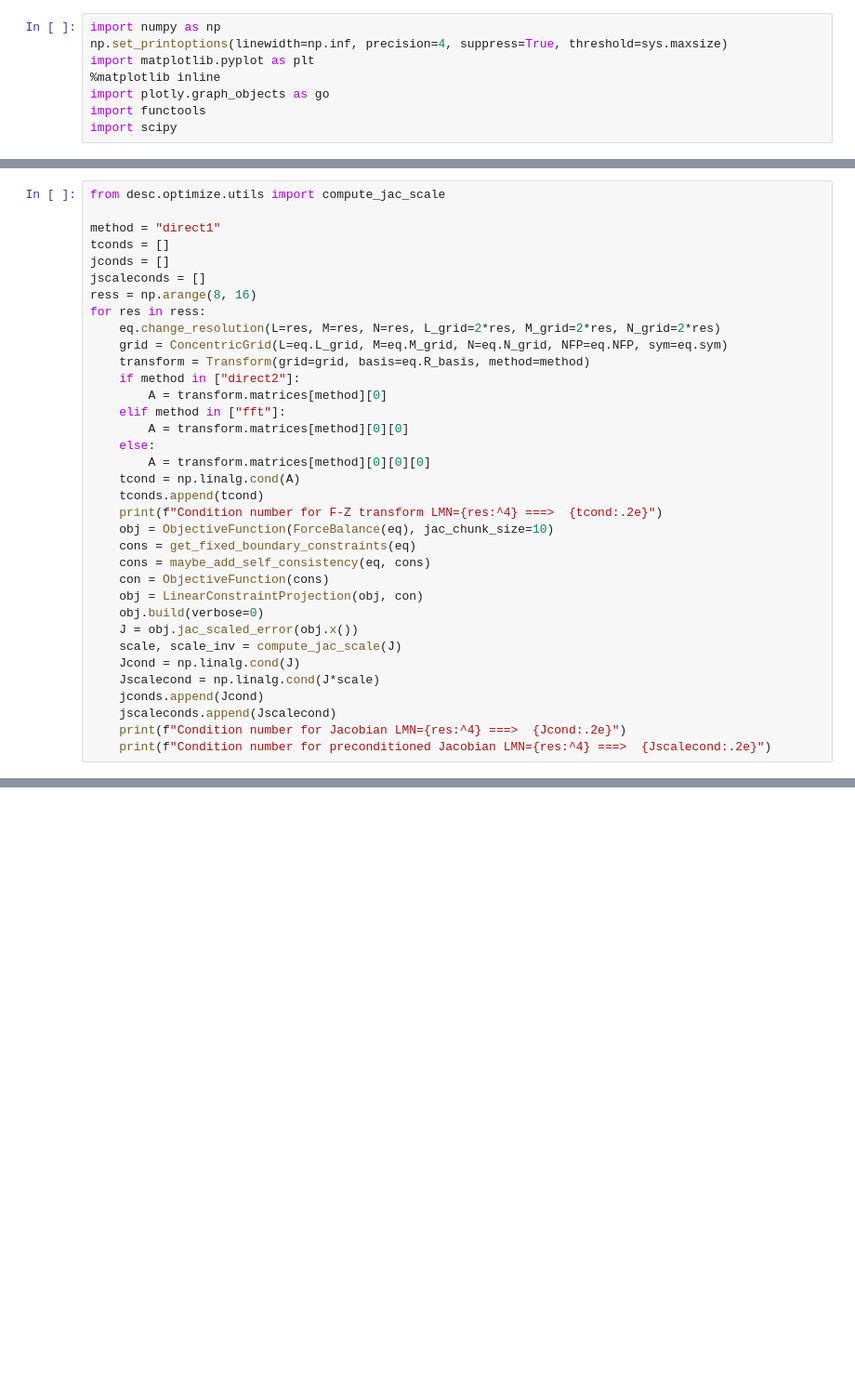
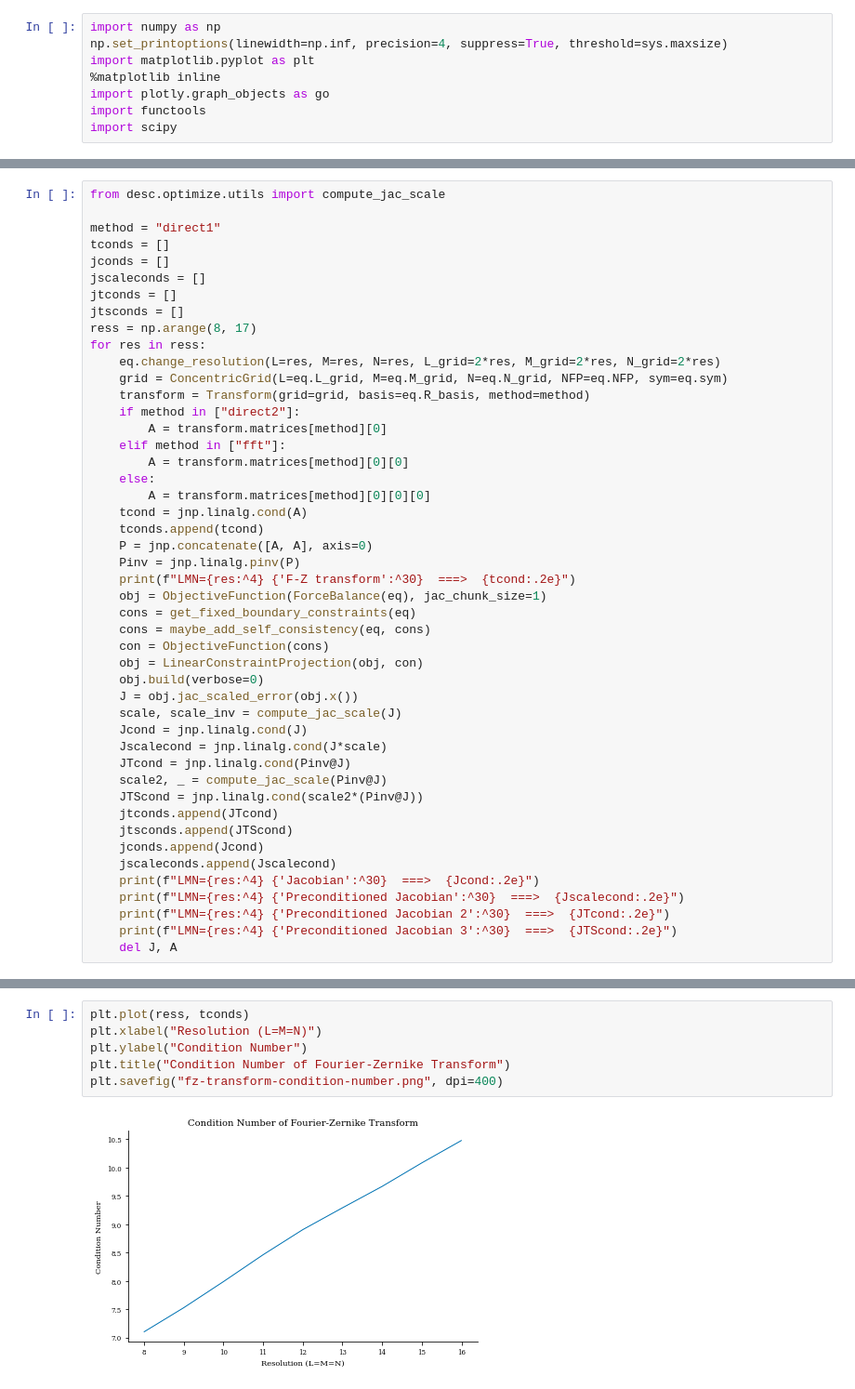
Before and after one commit to YigitElma/DEBUG-DESC, a Jupyter notebook: AnalyzeCondition/transforms.ipynb, the cells around one changed output, grey strips where cells are left out. Shown at 93% size. Drawn from its saved outputs; the diff is of its cells as text; blank space fills up the shorter version.

```diff
--- a/AnalyzeCondition/transforms.ipynb
+++ b/AnalyzeCondition/transforms.ipynb
@@ -56,7 +71,9 @@ method = "direct1"
 tconds = []
 jconds = []
 jscaleconds = []
-ress = np.arange(8, 16)
+jtconds = []
+jtsconds = []
+ress = np.arange(8, 17)
 for res in ress:
     eq.change_resolution(L=res, M=res, N=res, L_grid=2*res, M_grid=2*res, N_grid=2*res)
     grid = ConcentricGrid(L=eq.L_grid, M=eq.M_grid, N=eq.N_grid, NFP=eq.NFP, sym=eq.sym)
@@ -67,10 +84,12 @@ for res in ress:
         A = transform.matrices[method][0][0]
     else:
         A = transform.matrices[method][0][0][0]
-    tcond = np.linalg.cond(A)
+    tcond = jnp.linalg.cond(A)
     tconds.append(tcond)
-    print(f"Condition number for F-Z transform LMN={res:^4} ===>  {tcond:.2e}")
-    obj = ObjectiveFunction(ForceBalance(eq), jac_chunk_size=10)
+    P = jnp.concatenate([A, A], axis=0)
+    Pinv = jnp.linalg.pinv(P)
+    print(f"LMN={res:^4} {'F-Z transform':^30}  ===>  {tcond:.2e}")
+    obj = ObjectiveFunction(ForceBalance(eq), jac_chunk_size=1)
     cons = get_fixed_boundary_constraints(eq)
     cons = maybe_add_self_consistency(eq, cons)
     con = ObjectiveFunction(cons)
@@ -78,9 +97,17 @@ for res in ress:
     obj.build(verbose=0)
     J = obj.jac_scaled_error(obj.x())
     scale, scale_inv = compute_jac_scale(J)
-    Jcond = np.linalg.cond(J)
-    Jscalecond = np.linalg.cond(J*scale)
+    Jcond = jnp.linalg.cond(J)
+    Jscalecond = jnp.linalg.cond(J*scale)
+    JTcond = jnp.linalg.cond(Pinv@J)
+    scale2, _ = compute_jac_scale(Pinv@J)
+    JTScond = jnp.linalg.cond(scale2*(Pinv@J))
+    jtconds.append(JTcond)
+    jtsconds.append(JTScond)
     jconds.append(Jcond)
     jscaleconds.append(Jscalecond)
-    print(f"Condition number for Jacobian LMN={res:^4} ===>  {Jcond:.2e}")
-    print(f"Condition number for preconditioned Jacobian LMN={res:^4} ===>  {Jscalecond:.2e}")
+    print(f"LMN={res:^4} {'Jacobian':^30}  ===>  {Jcond:.2e}")
+    print(f"LMN={res:^4} {'Preconditioned Jacobian':^30}  ===>  {Jscalecond:.2e}")
+    print(f"LMN={res:^4} {'Preconditioned Jacobian 2':^30}  ===>  {JTcond:.2e}")
+    print(f"LMN={res:^4} {'Preconditioned Jacobian 3':^30}  ===>  {JTScond:.2e}")
+    del J, A
@@ -101,0 +132,8 @@ print(f"{cond:.2e}")
+# %%
+plt.plot(ress, tconds)
+plt.xlabel("Resolution (L=M=N)")
+plt.ylabel("Condition Number")
+plt.title("Condition Number of Fourier-Zernike Transform")
+plt.savefig("fz-transform-condition-number.png", dpi=400)
+# %% [output]
+[figure, added]
```
Also changed, not shown: parts of 14 cells of this notebook, 2 other files.
